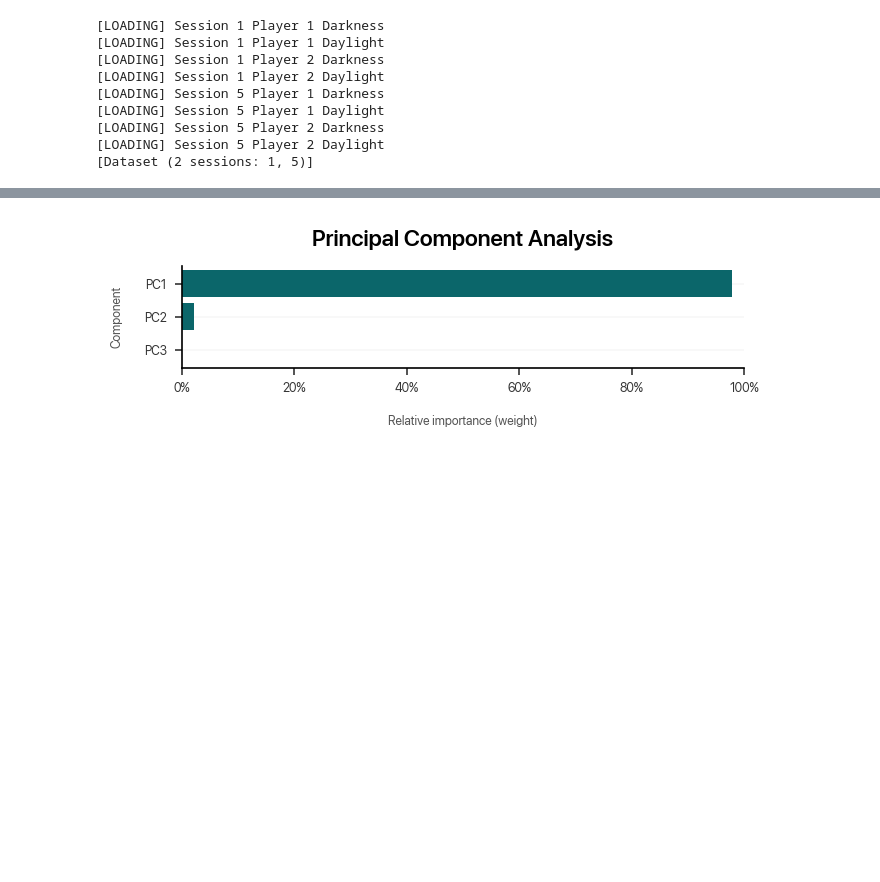
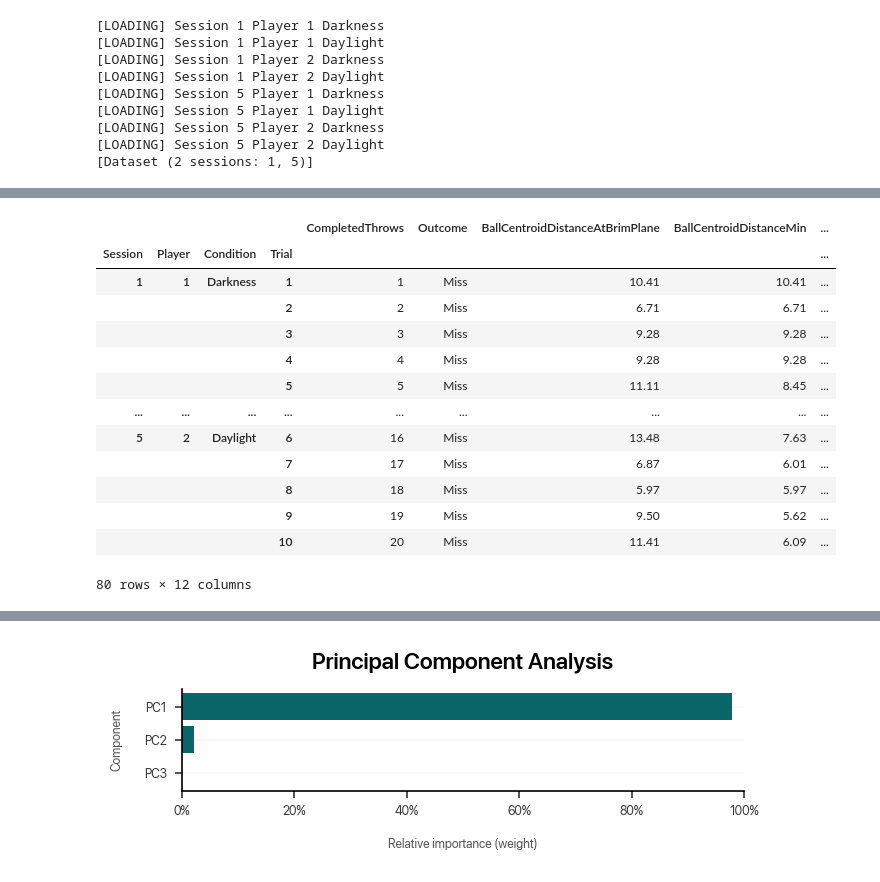
Before and after one commit to dlundgaard/BeerPongMastery, a Jupyter notebook: Analysis/analysis.ipynb, the cells around one changed output, grey strips where cells are left out. Saved outputs shown, nothing was run; the diff lists cells and outputs as text; code cells hidden in the pictures; blank space fills up the shorter version.

```diff
--- a/Analysis/analysis.ipynb
+++ b/Analysis/analysis.ipynb
@@ -439,0 +400,55 @@ summary()
+# %%
+def summarize_data():
+    sessions = []
+    for session, session_data in dataset.items():
+        session_summaries = []
+        for index, (player, condition, recording) in session_data.iterrows():
+            for trial, trial_data in recording.items():
+
+                # after_passing_cup = trial_data["Ball"]["Z"] <= BRIM_OFFSET
+                # ball_under_cup_plane = trial_data["Ball"][after_passing_cup].iloc[0] if trial_data["Ball"]["Z"].min() <= BRIM_OFFSET else trial_data["Ball"].iloc[trial_data["Ball"]["Z"].idxmax()]
+
+                ball_data = trial_data["Ball"]
+                ball_data["Distance"] = np.sqrt((ball_data[["X", "Y", "Z"]] ** 2).sum(axis = 1))
+                ball_data["Lateral"] = ball_data[ball_data["Z"] >= 0]["Y"] # in the coordinate system of the recording, the Y-axis is lateral
+                ball_data["Longitude"] = ball_data[ball_data["Z"] >= 0]["X"]
+
+                session_summaries.append({
+                    "Session": session,
+                    "Player": player,
+                    "Condition": condition,
+                    "Trial": trial,
+                    "CompletedThrows": trial if condition == "Darkness" else trial + 10,
+                    "Outcome": "Hit" if trial_data.outcome else "Miss",
+                    "BallCentroidDistanceAtBrimPlane": ball_data[ball_data["Z"] >= BRIM_OFFSET]["Distance"].min(), # minimum distance from cup centroid in cm
+                    "BallCentroidDistanceMin": ball_data["Distance"].min(), # minimum distance from cup centroid in cm
+                    "DistanceMiss": max(0, ball_data["Distance"].min() - HIT_RADIUS), # minimum distance from cup in cm
+                    "LateralMiss": max(0, abs(ball_data["Lateral"].min()) - HIT_RADIUS), # lateral distance to cup in cm
+                    "LongitudeMiss": max(0, abs(ball_data["Longitude"].min()) - HIT_RADIUS), # longitudinal distance to cup in cm
+                    "BallSpeedMax": trial_data["Ball"]["Speed"].max(), # ball max speed in m/s
+                    "BallAltitudeMax": trial_data["Ball"]["Z"].max(), # ball max altitude in cm
+                    "WristSpeedMax": trial_data["Wrist"]["Speed"].max(), # wrist max speed in m/s
+                    "DispatchDistance": -trial_data["Ball"].iloc[int(DISPATCH_MARGIN * SAMPLE_RATE)]["X"], # distance to cup in cm at moment of dispatch
+                    "DispatchElbowAltitude": trial_data["Elbow"]["Z"].loc[trial_data["Ball"]["Speed"].idxmax()], # height of elbow in cm at time of dispatch
+                })
+        sessions.append(pd.DataFrame(session_summaries))
+
+    return pd.concat(sessions, ignore_index = True)
+
+summary = summarize_data()
+summary.set_index(["Session", "Player", "Condition", "Trial"]).round(2).head(100)
+# %% [output]
+|  |  |  |  | CompletedThrows | Outcome | BallCentroidDistanceAtBrimPlane | BallCentroidDistanceMin | ... |
+| Session | Player | Condition | Trial |  |  |  |  | ... |
+| 1 | 1 | Darkness | 1 | 1 | Miss | 10.41 | 10.41 | ... |
+|  |  |  | 2 | 2 | Miss | 6.71 | 6.71 | ... |
+|  |  |  | 3 | 3 | Miss | 9.28 | 9.28 | ... |
+|  |  |  | 4 | 4 | Miss | 9.28 | 9.28 | ... |
+|  |  |  | 5 | 5 | Miss | 11.11 | 8.45 | ... |
+| ... | ... | ... | ... | ... | ... | ... | ... | ... |
+| 5 | 2 | Daylight | 6 | 16 | Miss | 13.48 | 7.63 | ... |
+|  |  |  | 7 | 17 | Miss | 6.87 | 6.01 | ... |
+|  |  |  | 8 | 18 | Miss | 5.97 | 5.97 | ... |
+|  |  |  | 9 | 19 | Miss | 9.50 | 5.62 | ... |
+|  |  |  | 10 | 20 | Miss | 11.41 | 6.09 | ... |
+80 rows × 12 columns
```
Also changed, not shown: parts of 13 cells of this notebook, 3 other files.
